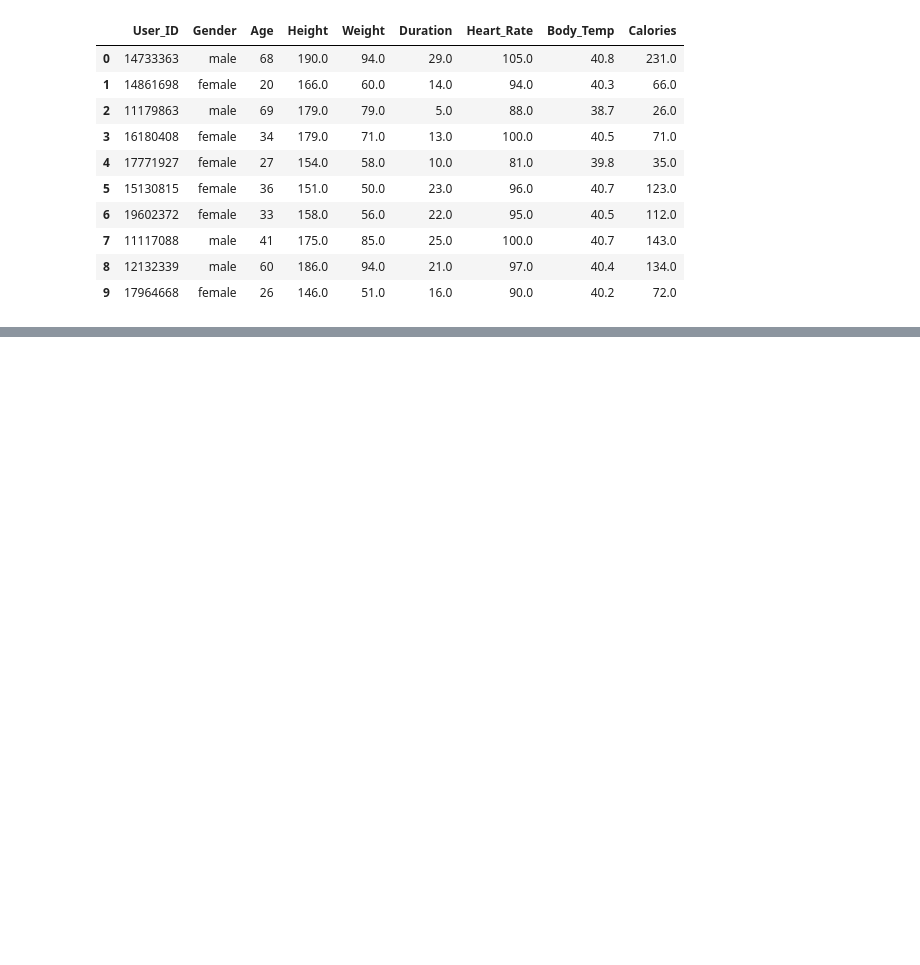
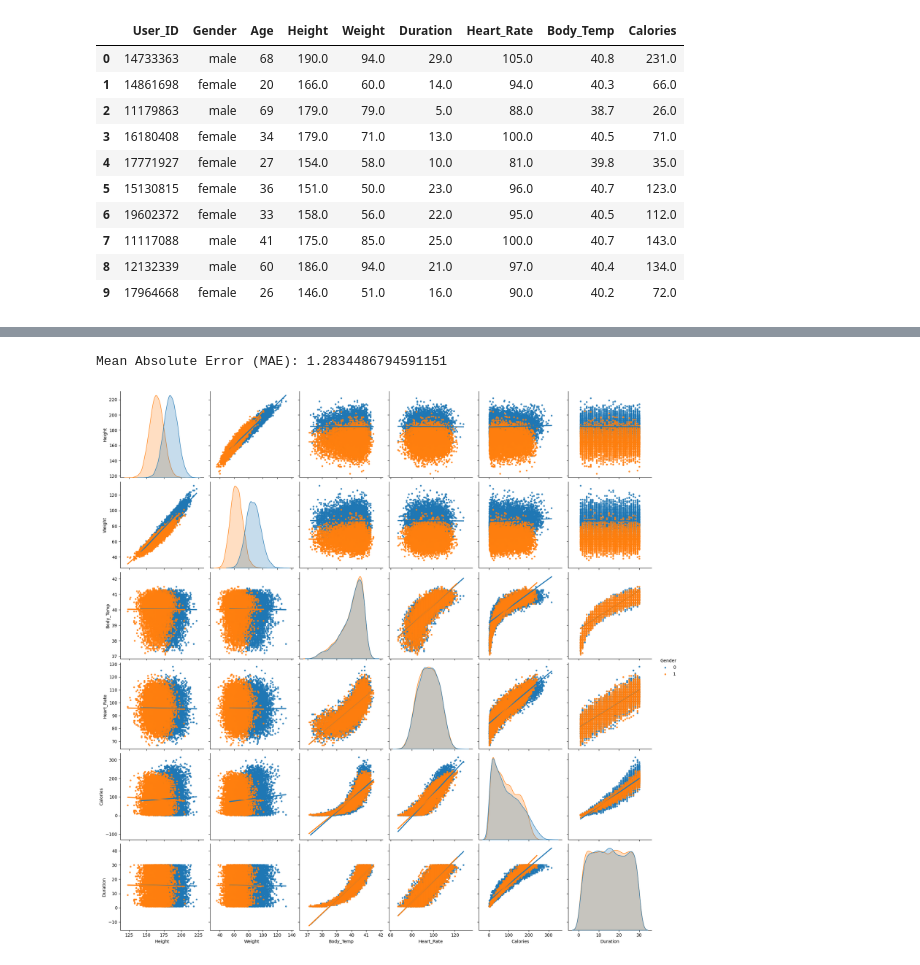
Before and after one commit to berktugates/MachineLearningCaloriePrediction, a Jupyter notebook: exercise-and-calories.ipynb, the cells around one changed output, grey strips where cells are left out. Drawn from its saved outputs; the diff is of its cells as text; code cells hidden in the pictures; blank space fills up the shorter version.

```diff
--- a/exercise-and-calories.ipynb
+++ b/exercise-and-calories.ipynb
@@ -45,3 +42,6 @@ joined_data.head(10)
 | 7 | 11117088 | male | 41 | 175.0 | 85.0 | 25.0 | 100.0 | 40.7 | 143.0 |
 | 8 | 12132339 | male | 60 | 186.0 | 94.0 | 21.0 | 97.0 | 40.4 | 134.0 |
 | 9 | 17964668 | female | 26 | 146.0 | 51.0 | 16.0 | 90.0 | 40.2 | 72.0 |
+# %%
+# Cinsiyet sütununun sayısal değere dönüştürülmesi
+joined_data['Gender'] = joined_data['Gender'].map({'male': 0, 'female': 1})
@@ -48,23 +73,28 @@ joined_data.head(10)
+# %%
+# Test seti üzerinde tahminler yapılması
+y_pred = model.predict(X_test)
+
+# Performans değerlendirmesi
+mae = mean_absolute_error(y_test, y_pred)
+print(f'Mean Absolute Error (MAE): {mae}')
+# %% [output]
+Mean Absolute Error (MAE): 1.2834486794591151
 # %%
-# matrix of scatter plot graphs
-%matplotlib inline
+# Grafiklerin oluşturulması
+cols = ["Height", "Weight", "Body_Temp", "Heart_Rate", "Calories", "Duration", "Gender"]
+plot = sns.pairplot(joined_data[cols], height=3, markers=".", hue="Gender", kind="reg")
 
-import seaborn as sns
+xlabels = []
+for ax in plot.axes[-1, :]:
+    xlabel = ax.xaxis.get_label_text()
+    xlabels.append(xlabel)
 
-cols = [ "Height", "Weight", "Body_Temp", "Heart_Rate", "Calories", "Duration", "Gender" ]
+y_ax_len = len(plot.axes[:, 0])
+for i in range(len(xlabels)):
+    for j in range(y_ax_len):
+        if j != i:
+            plot.axes[j, i].xaxis.set_label_text(xlabels[i])
 
-# shows gender in different colors and a linear regression model for each
-plot = sns.pairplot( joined_data[ cols ], size=3, markers=".", hue="Gender", kind="reg" )
-
-# get x labels from the last row and save them into an array
-xlabels = []
-for ax in plot.axes[ -1, : ]:
-    xlabel = ax.xaxis.get_label_text()
-    xlabels.append( xlabel )
-
-# apply x labels from the array to the rest of the graphs
-y_ax_len = len( plot.axes[ :, 0 ] )
-for i in range( len( xlabels ) ):
-    for j in range( y_ax_len ):
-        if j != i :
-            plot.axes[ j, i ].xaxis.set_label_text( xlabels[ i ] )
+plt.show()
+# %% [output]
+[figure, added]
```
Also changed, not shown: parts of 9 cells of this notebook.
